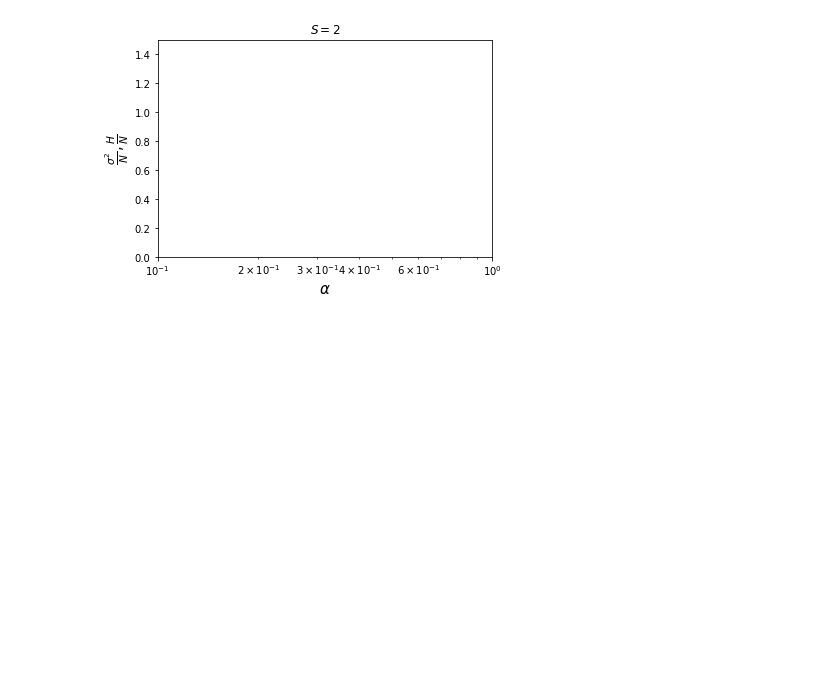
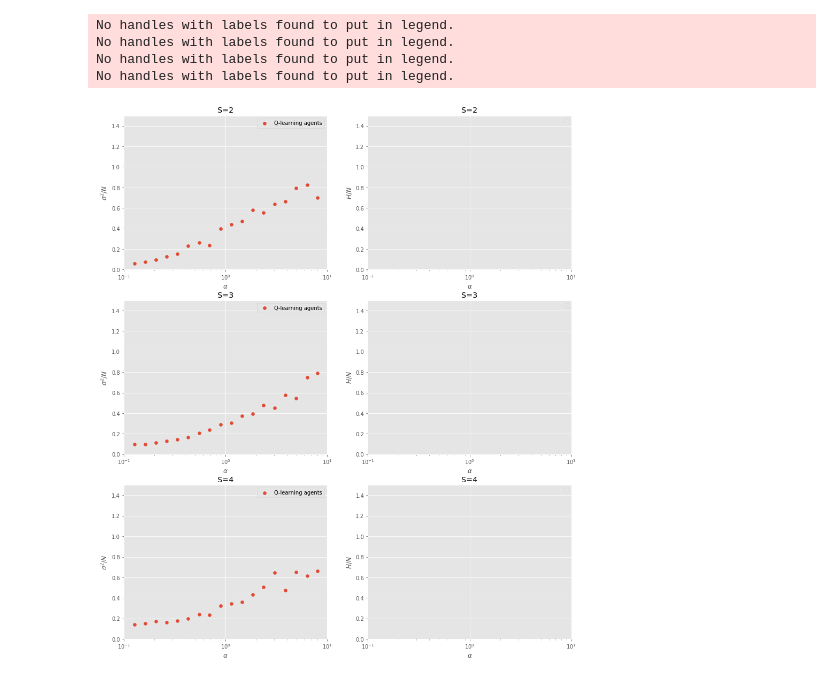
Before and after one commit to toru34/Andrecut_PRE_2001, a Jupyter notebook: notebooks/visualise_simulation_results.ipynb, the cells around one changed output. Saved outputs shown, nothing was run; the diff lists cells and outputs as text; code cells hidden in the pictures; blank space fills up the shorter version.

```diff
--- a/notebooks/visualise_simulation_results.ipynb
+++ b/notebooks/visualise_simulation_results.ipynb
@@ -5,3 +5,8 @@ import numpy as np
 import pandas as pd
 import matplotlib.pyplot as plt
 from tqdm import tqdm
+
+plt.style.use('ggplot')
+
+n_public_information_patterns = 128
+a_list = np.logspace(1, 3, 20).astype(np.int32)
@@ -35,23 +26,52 @@ h = np.mean([np.mean(v)**2 for v in d.values()])
-# %%
-s = 2
-a_list = np.logspace(1, 3, 20).astype(np.int32)
-
-xs, ys = [], []
-
-for a in a_list:
-    file_path = f'../results/a{a}s{s}.csv'
-    # df = pd.read_csv(file_path)
-
-
-plt.title(r'$S=2$')
-
-plt.xlim(0.1, 1.0)
-plt.ylim(0.0, 1.5)
-
-plt.xscale('log')
-
-plt.xlabel(r'$\alpha$', fontsize=15)
-plt.ylabel(r'$\frac{\sigma^2}{N}, \frac{H}{N}$', fontsize=15)
-plt.show()
-# %% [output]
-[figure, removed]
+# %%
+fig = plt.figure(figsize=(15, 18))
+
+for i, s in enumerate([2, 3, 4]):
+    # sigma^2 / N
+    ax = fig.add_subplot(3, 2, 2 * i + 1)
+    xs, ys = [], []
+    for a in a_list:
+        file_path = f'../results/a{a}s{s}.csv'
+        df = pd.read_csv(file_path)
+
+        sigma = np.sqrt(np.mean(df.excess_demand**2))
+
+        xs.append(n_public_information_patterns / a)
+        ys.append(sigma**2 / a)
+
+    ax.scatter(xs, ys, label='Q-learning agents')
+
+    ax.set_title(f'S={s}')
+    ax.legend()
+    ax.set_xlabel(r'$\alpha$')
+    ax.set_ylabel(r'$\sigma^2 / N$')
+    ax.set_xscale('log')
+    ax.set_xlim(0.1, 10)
+    ax.set_ylim(0.0, 1.5)
+    ax.set_xticks([0.1, 1.0, 10.0])
+
+    # H / N
+    ax = fig.add_subplot(3, 2, 2 * i + 2)
+
+    ax.set_title(f'S={s}')
+    ax.legend()
+
+    ax.set_xlabel(r'$\alpha$')
+    ax.set_ylabel(r'$H / N$')
+
+    ax.set_xscale('log')
+
+    ax.set_xlim(0.1, 1.0)
+    ax.set_ylim(0.0, 1.5)
+
+    ax.set_xticks([0.1, 1.0, 10])
+
+plt.legend()
+
+plt.show()
+# %% [output]
+No handles with labels found to put in legend.
+No handles with labels found to put in legend.
+No handles with labels found to put in legend.
+No handles with labels found to put in legend.
+[figure, added]
```
Also changed, not shown: parts of 2 cells of this notebook, 1 other file.
